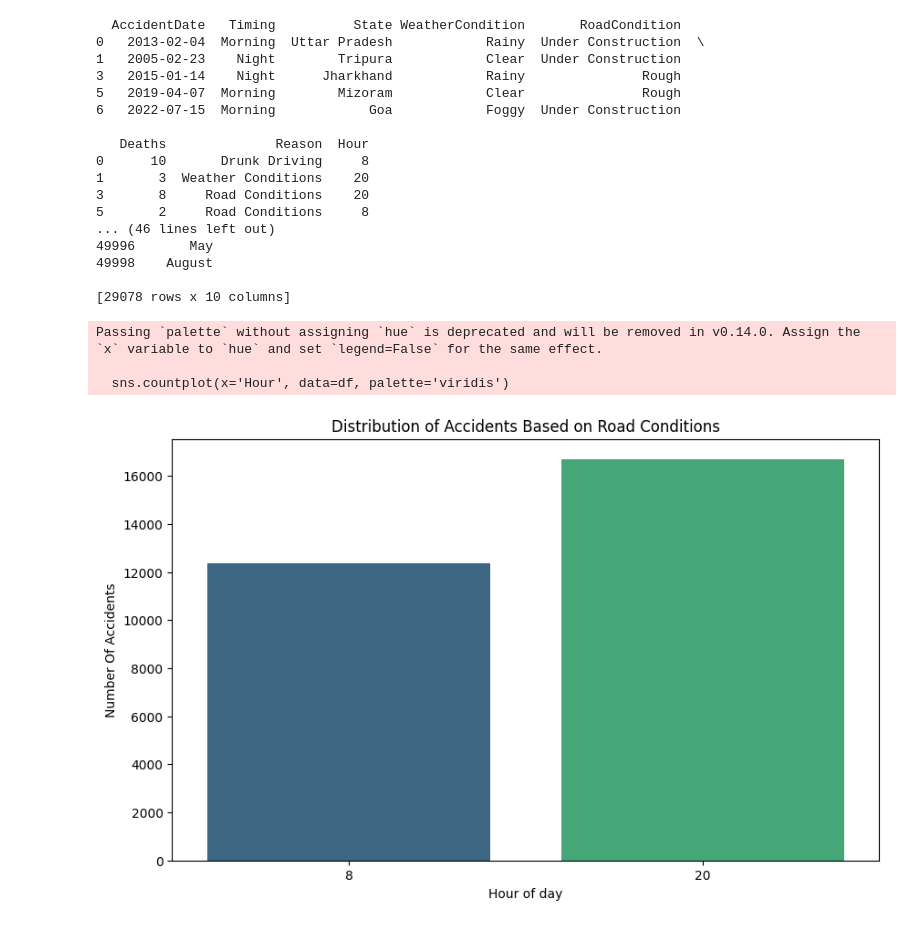
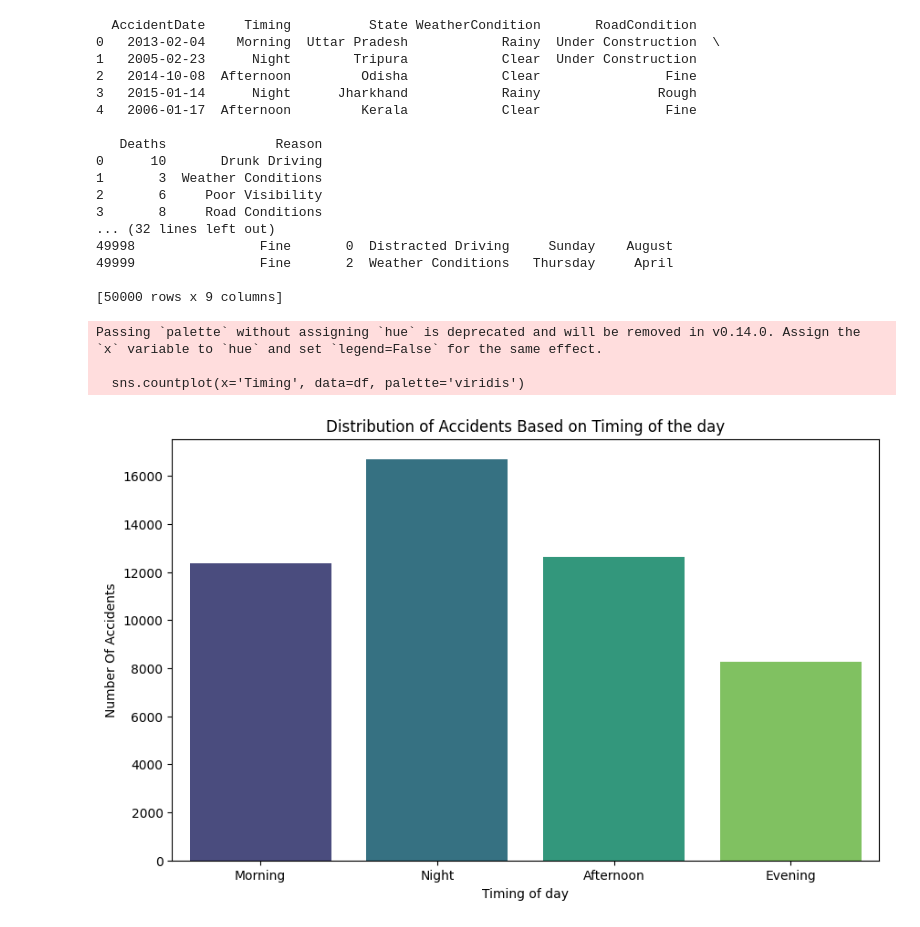
Before and after one commit to vaidehii203/PRODIGY_DS_05, a Jupyter notebook: Ds task 5.ipynb, the cells around one changed output. Cells and saved outputs as stored; diff of their text form; code cells hidden in the pictures.

```diff
--- a/Ds task 5.ipynb
+++ b/Ds task 5.ipynb
@@ -17,50 +17,46 @@ print(df.isnull().sum())
 df = df.dropna()
 
 # Convert 'AccidentDate' to datetime
-df['AccidentDate'] = pd.to_datetime(df['AccidentDate'], format='%d-%m-%Y')
+df['AccidentDate'] = pd.to_datetime(df['AccidentDate'], format='%Y-%m-%d')
 
 # Extract hour information from 'Timing'
 # Example: Convert 'Morning' to 8 AM and 'Night' to 8 PM for simplicity
-timing_to_hour = {
-    'Morning': 8,
-    'Night': 20
-}
-df['Hour'] = df['Timing'].map(timing_to_hour)
+
 df['DayOfWeek']=df['AccidentDate'].dt.day_name()
 df['Month']=df['AccidentDate'].dt.month_name()
 
 # Display the DataFrame
 print(df)
 # %% [output]
-  AccidentDate   Timing          State WeatherCondition       RoadCondition
-0   2013-02-04  Morning  Uttar Pradesh            Rainy  Under Construction  \
-1   2005-02-23    Night        Tripura            Clear  Under Construction
-3   2015-01-14    Night      Jharkhand            Rainy               Rough
-5   2019-04-07  Morning        Mizoram            Clear               Rough
-6   2022-07-15  Morning            Goa            Foggy  Under Construction
+  AccidentDate     Timing          State WeatherCondition       RoadCondition
+0   2013-02-04    Morning  Uttar Pradesh            Rainy  Under Construction  \
+1   2005-02-23      Night        Tripura            Clear  Under Construction
+2   2014-10-08  Afternoon         Odisha            Clear                Fine
+3   2015-01-14      Night      Jharkhand            Rainy               Rough
+4   2006-01-17  Afternoon         Kerala            Clear                Fine
 
-   Deaths              Reason  Hour
-0      10       Drunk Driving     8
-1       3  Weather Conditions    20
-3       8     Road Conditions    20
-5       2     Road Conditions     8
-... (46 lines left out)
-49996       May
-49998    August
+   Deaths              Reason
+0      10       Drunk Driving
+1       3  Weather Conditions
+2       6     Poor Visibility
+3       8     Road Conditions
+... (32 lines left out)
+49998                Fine       0  Distracted Driving     Sunday    August
+49999                Fine       2  Weather Conditions   Thursday     April
 
-[29078 rows x 10 columns]
+[50000 rows x 9 columns]
 # %%
 plt.figure(figsize=(10,6))
-sns.countplot(x='Hour', data=df, palette='viridis')
-plt.title('Distribution of Accidents Based on Road Conditions')
-plt.xlabel('Hour of day')
+sns.countplot(x='Timing', data=df, palette='viridis')
+plt.title('Distribution of Accidents Based on Timing of the day')
+plt.xlabel('Timing of day')
 plt.ylabel('Number Of Accidents')
 plt.show()
 # %% [output]
 Passing `palette` without assigning `hue` is deprecated and will be removed in v0.14.0. Assign the `x` variable to `hue` and set `legend=False` for the same effect.
 
-  sns.countplot(x='Hour', data=df, palette='viridis')
+  sns.countplot(x='Timing', data=df, palette='viridis')
-[figure, old version]
+[figure, new version]
 # %%
 plt.figure(figsize=(10, 6))
 sns.countplot(x='DayOfWeek', data=df, palette='viridis', order=['Monday','Tuesday','Wednesday','Thursday','Friday','Saturday','Sunday'])
```
Also changed, not shown: parts of 5 cells of this notebook.
